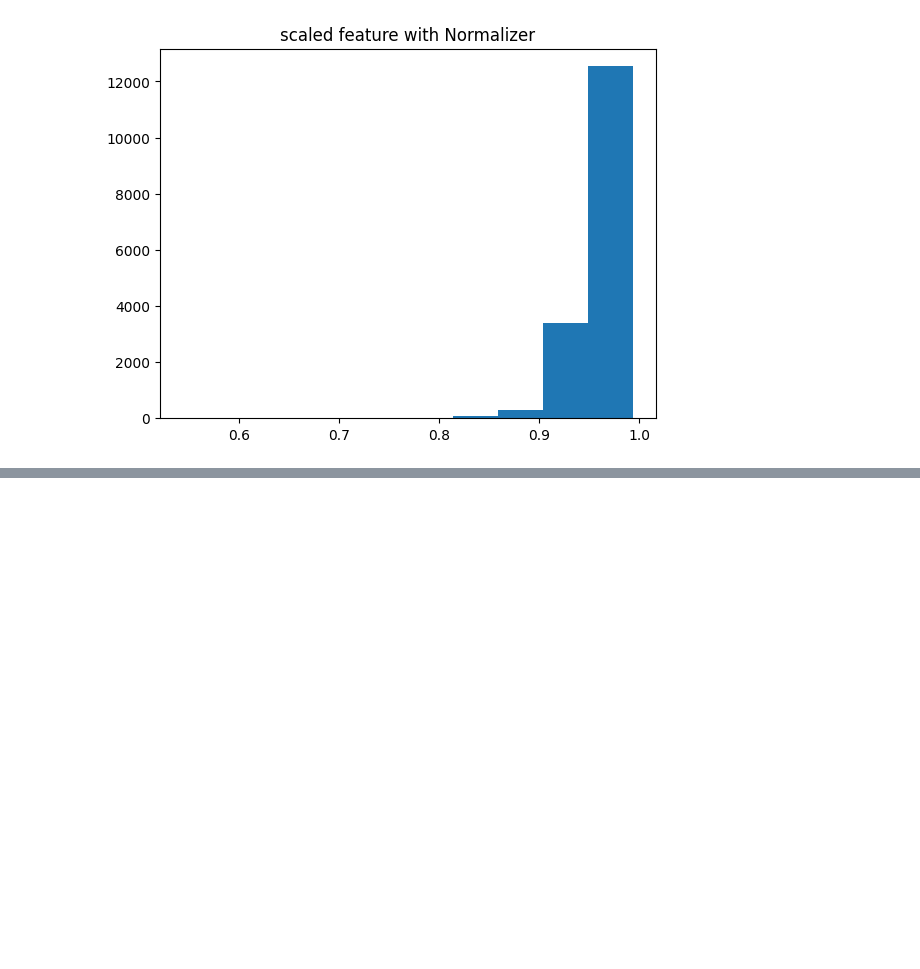
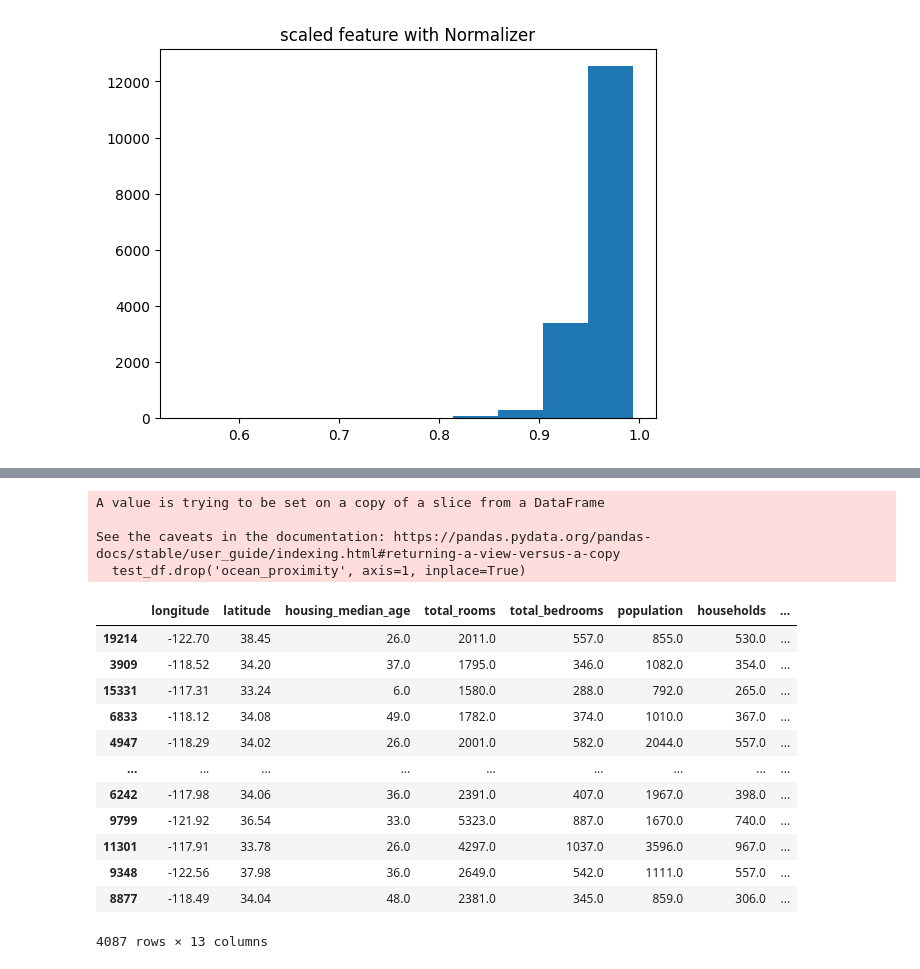
Before and after one commit to Alireza2317/feature_engineering, a Jupyter notebook: feature_engineering.ipynb, the cells around one changed output, grey strips where cells are left out. Cells and saved outputs as stored; diff of their text form; code cells hidden in the pictures; blank space fills up the shorter version.

```diff
--- a/feature_engineering.ipynb
+++ b/feature_engineering.ipynb
@@ -224,0 +321,4 @@ plt.show()
+# %%
+ocean_proximity_dummies_test = pd.get_dummies(test_df['ocean_proximity'], prefix='ocean', dtype=pd.Int8Dtype())
+ocean_proximity_dummies_test.drop('ocean_ISLAND', axis=1, inplace=True)
+ocean_proximity_dummies_test
@@ -224,0 +361,22 @@ plt.show()
+# %%
+test_df.drop('ocean_proximity', axis=1, inplace=True)
+test_df = pd.concat([test_df, ocean_proximity_dummies_test], axis=1)
+test_df
+# %% [output]
+A value is trying to be set on a copy of a slice from a DataFrame
+
+See the caveats in the documentation: https://pandas.pydata.org/pandas-docs/stable/user_guide/indexing.html#returning-a-view-versus-a-copy
+  test_df.drop('ocean_proximity', axis=1, inplace=True)
+|  | longitude | latitude | housing_median_age | total_rooms | total_bedrooms | population | households | ... |
+| 19214 | -122.70 | 38.45 | 26.0 | 2011.0 | 557.0 | 855.0 | 530.0 | ... |
+| 3909 | -118.52 | 34.20 | 37.0 | 1795.0 | 346.0 | 1082.0 | 354.0 | ... |
+| 15331 | -117.31 | 33.24 | 6.0 | 1580.0 | 288.0 | 792.0 | 265.0 | ... |
+| 6833 | -118.12 | 34.08 | 49.0 | 1782.0 | 374.0 | 1010.0 | 367.0 | ... |
+| 4947 | -118.29 | 34.02 | 26.0 | 2001.0 | 582.0 | 2044.0 | 557.0 | ... |
+| ... | ... | ... | ... | ... | ... | ... | ... | ... |
+| 6242 | -117.98 | 34.06 | 36.0 | 2391.0 | 407.0 | 1967.0 | 398.0 | ... |
+| 9799 | -121.92 | 36.54 | 33.0 | 5323.0 | 887.0 | 1670.0 | 740.0 | ... |
+| 11301 | -117.91 | 33.78 | 26.0 | 4297.0 | 1037.0 | 3596.0 | 967.0 | ... |
+| 9348 | -122.56 | 37.98 | 36.0 | 2649.0 | 542.0 | 1111.0 | 557.0 | ... |
+| 8877 | -118.49 | 34.04 | 48.0 | 2381.0 | 345.0 | 859.0 | 306.0 | ... |
+4087 rows × 13 columns
```
Also changed, not shown: parts of 14 cells of this notebook.
